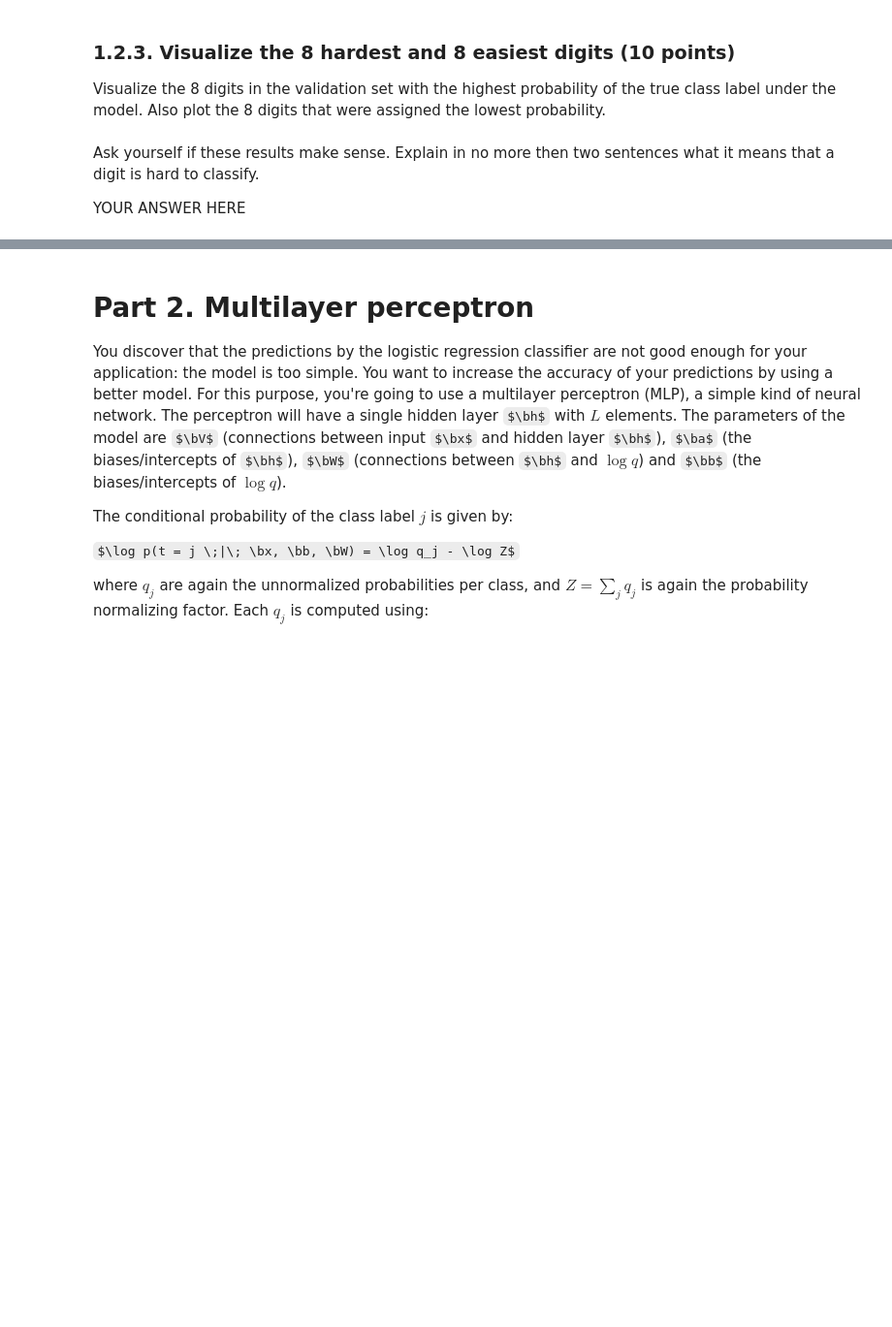
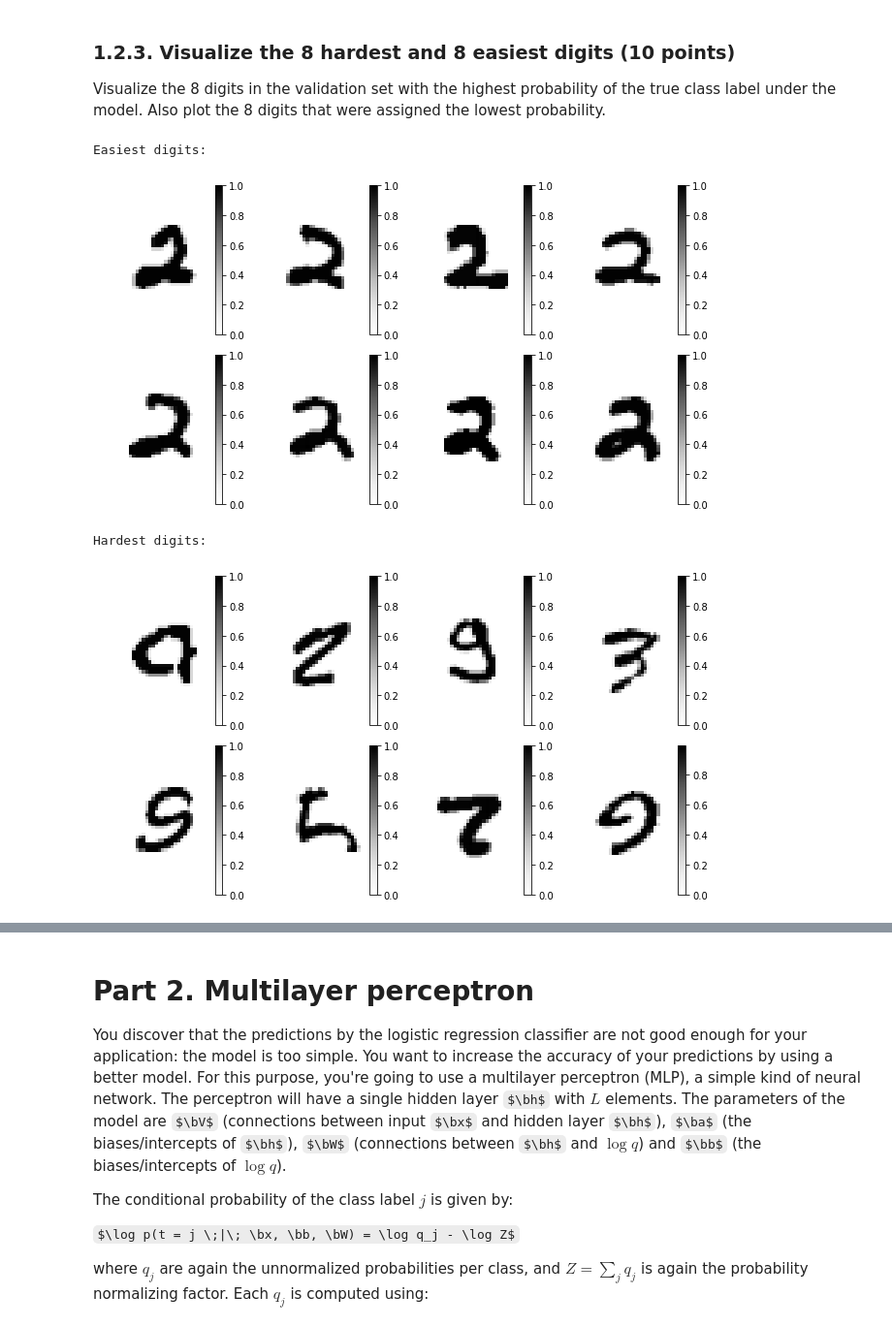
Before and after one commit to ioangatop/MachineLearning, a Jupyter notebook: 12141666_12166804_lab2.ipynb, the cells around one changed output, grey strips where cells are left out. Shown at 97% size. Drawn from its saved outputs; the diff is of its cells as text; code cells hidden in the pictures; some formulas as TeX source; blank space fills up the shorter version.

```diff
--- a/12141666_12166804_lab2.ipynb
+++ b/12141666_12166804_lab2.ipynb
@@ -492,18 +517,20 @@ Visualize the 8 digits in the validation set with the highest probability of the
 Also plot the 8 digits that were assigned the lowest probability.
 # %%
 # YOUR CODE HERE
+plt.rcParams["figure.figsize"] = [9,5]
 valid_likelihood_vec = evaluate_likelihood(x_valid, t_valid, w, b)[0]
 sorted_image_indices = np.argsort(valid_likelihood_vec)
 
 highest_prob_images = sorted_image_indices[-8:]
 lowest_prob_images = sorted_image_indices[:8]
 
 print("Easiest digits:")
 plot_digits(x_valid[highest_prob_images], num_cols = 4)
 
 print("Hardest digits:")
 plot_digits(x_valid[lowest_prob_images], num_cols = 4)
+# %% [output]
+Easiest digits:
+[figure, added]
+Hardest digits:
+[figure, added]
-# %% [markdown]
-Ask yourself if these results make sense. Explain in no more then two sentences what it means that a digit is hard to classify.
-
-YOUR ANSWER HERE
```
Also changed, not shown: parts of 20 cells of this notebook.
